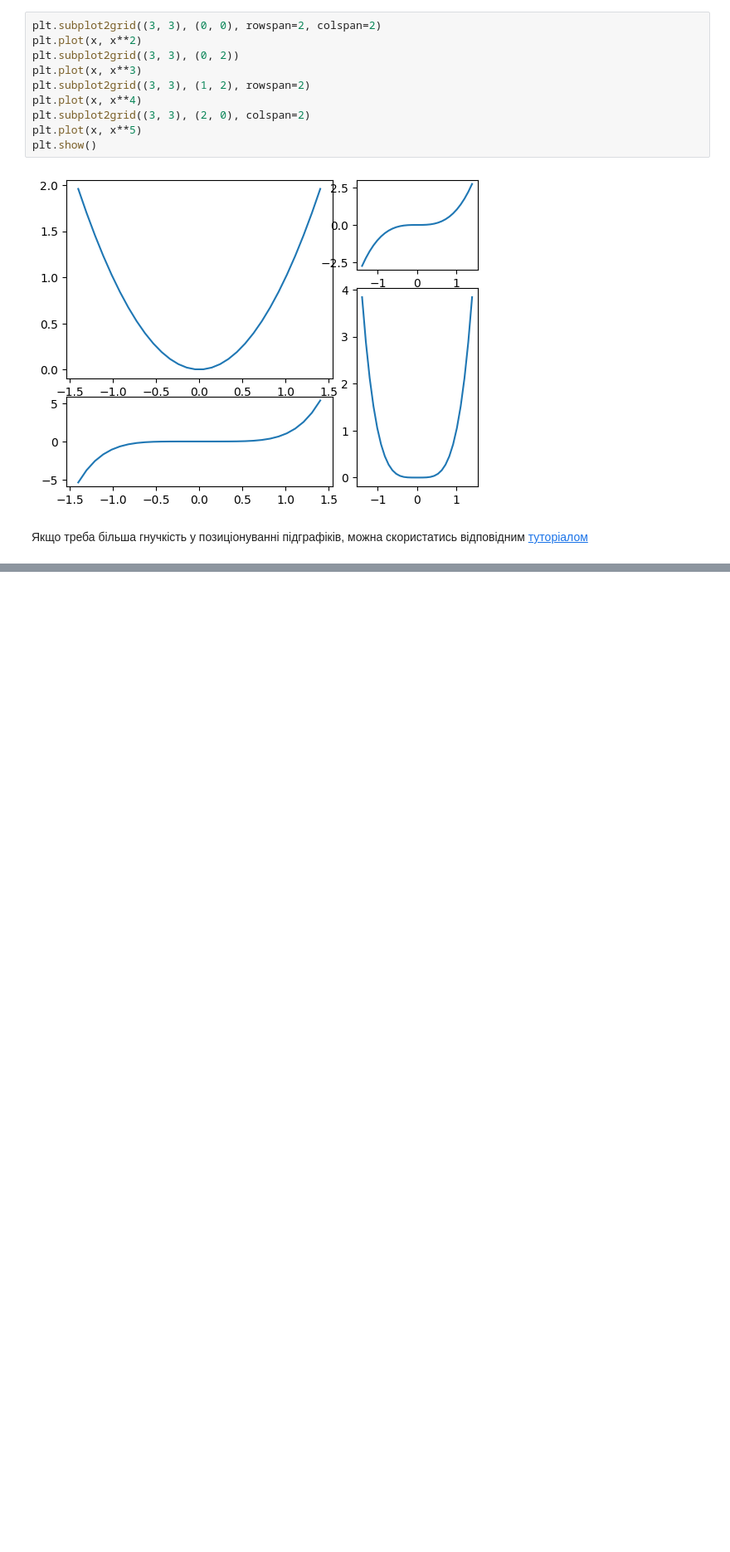
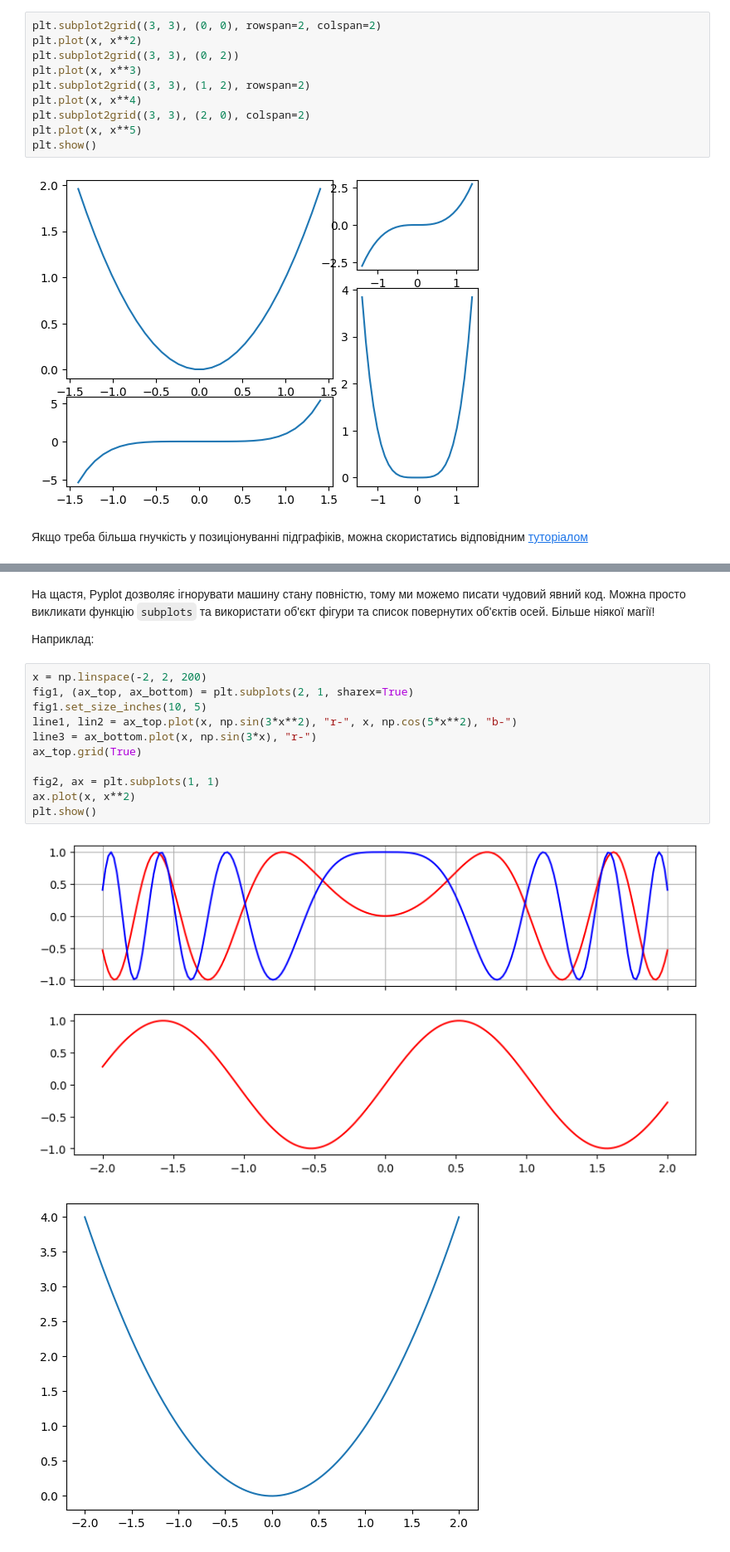
Before and after one commit to dmuman/ML-projects-and-tutorials, a Jupyter notebook: Matplotlib/Tutorials/matplotlib_tutorial_ukr.ipynb, the cells around one changed output, grey strips where cells are left out. Shown at 83% size. Cells and saved outputs as stored; diff of their text form; blank space fills up the shorter version.

```diff
--- a/Matplotlib/Tutorials/matplotlib_tutorial_ukr.ipynb
+++ b/Matplotlib/Tutorials/matplotlib_tutorial_ukr.ipynb
@@ -193,0 +247,18 @@ plt.show()
+# %% [markdown]
+На щастя, Pyplot дозволяє ігнорувати машину стану повністю, тому ми можемо писати чудовий явний код. Можна просто викликати функцію `subplots` та використати об'єкт фігури та список повернутих об'єктів осей. Більше ніякої магії!
+
+Наприклад:
+# %%
+x = np.linspace(-2, 2, 200)
+fig1, (ax_top, ax_bottom) = plt.subplots(2, 1, sharex=True)
+fig1.set_size_inches(10, 5)
+line1, lin2 = ax_top.plot(x, np.sin(3*x**2), "r-", x, np.cos(5*x**2), "b-")
+line3 = ax_bottom.plot(x, np.sin(3*x), "r-")
+ax_top.grid(True)
+
+fig2, ax = plt.subplots(1, 1)
+ax.plot(x, x**2)
+plt.show()
+# %% [output]
+[figure, added]
+[figure, added]
```
Also changed, not shown: parts of 18 cells of this notebook.
